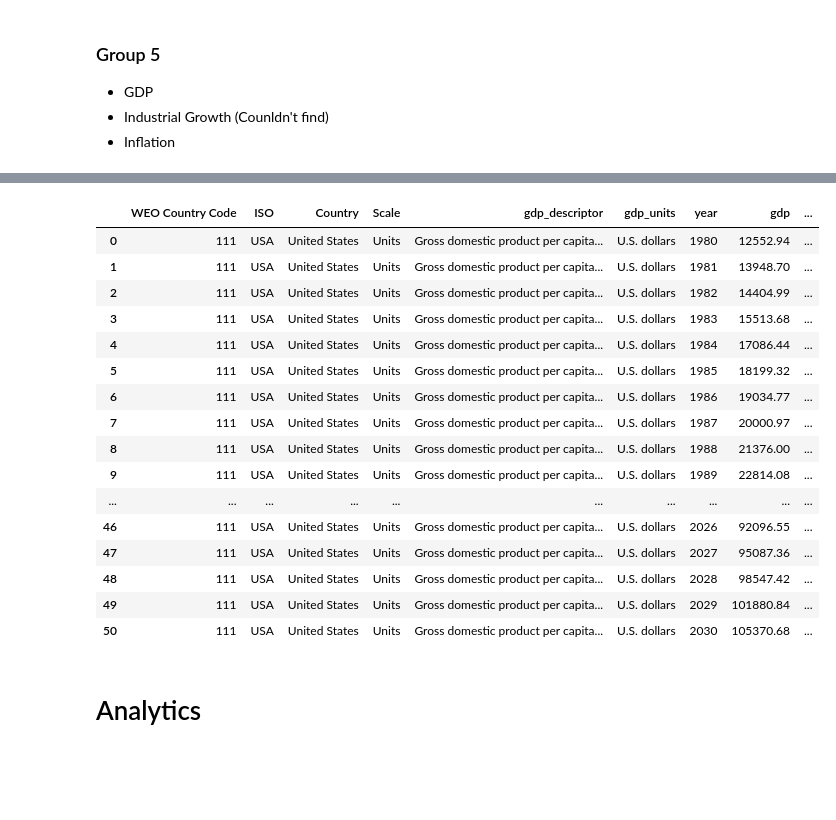
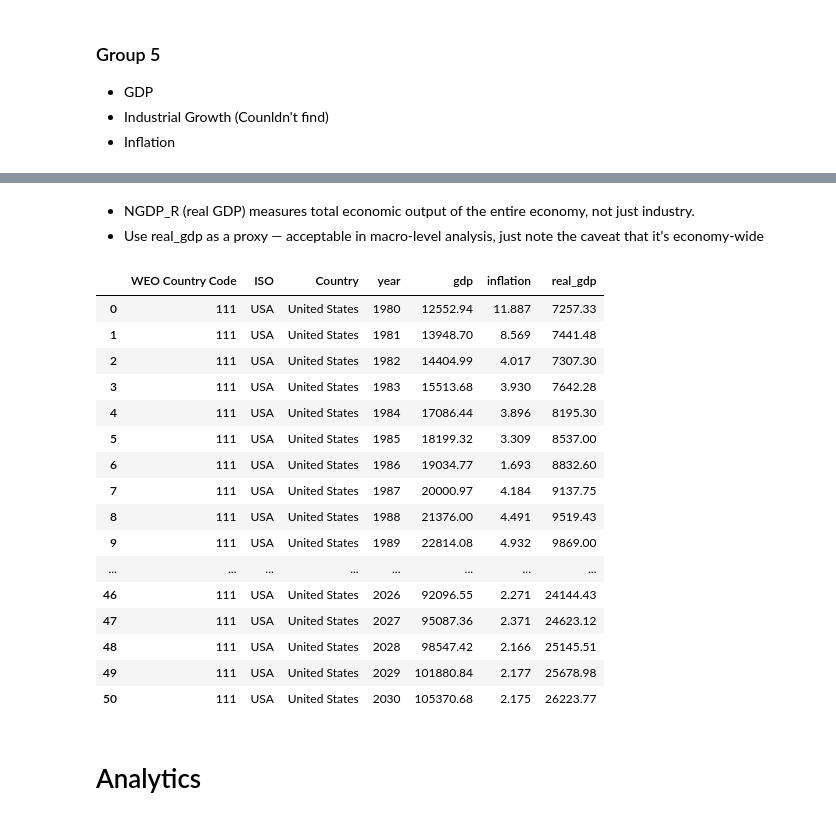
Before and after one commit to yomisamadesu/DS_ML_Project_colab-integrartion, a Jupyter notebook: DSML1/data_inspection.ipynb, the cells around one changed output, grey strips where cells are left out. Drawn from its saved outputs; the diff is of its cells as text; code cells hidden in the pictures; blank space fills up the shorter version.

```diff
--- a/DSML1/data_inspection.ipynb
+++ b/DSML1/data_inspection.ipynb
@@ -158,7 +158,7 @@ group_3
 - Inflation
 # %%
 group_5 = group_5[group_5['Country'] == 'United States']
-group_5 = group_5[(group_5['WEO Subject Code'] == 'NGDPDPC') | (group_5['WEO Subject Code'] == 'PCPIEPCH')]
+group_5 = group_5[(group_5['WEO Subject Code'] == 'NGDPDPC') | (group_5['WEO Subject Code'] == 'PCPIEPCH') | (group_5['WEO Subject Code'] == 'NGDP_R')]
 group_5
 # %% [output]
 |  | WEO Country Code | ISO | WEO Subject Code | Country | Subject Descriptor | Subject Notes | Units | ... |
@@ -168,42 +169,47 @@ group_5
+# %% [markdown]
+- NGDP_R (real GDP) measures total economic output of the entire economy, not just industry.
+- Use real_gdp as a proxy — acceptable in macro-level analysis, just note the caveat that it's economy-wide
 # %%
-year_cols = [col for col in group_5.columns if str(col).isdigit()]
+year_cols = [col for col in group_5.columns if str(col).strip().lstrip('-').replace('.','').isdigit() and len(str(col)) == 4]
 
-shared_cols = ['WEO Country Code', 'ISO', 'Country', 'Scale']
+shared_cols = ['WEO Country Code', 'ISO', 'Country']
 
-# separate gdp and inflation rows, keeping subject descriptor and units
 gdp = group_5[group_5['WEO Subject Code'] == 'NGDPDPC'].melt(
-    id_vars=shared_cols + ['Subject Descriptor', 'Units'], value_vars=year_cols, var_name='year', value_name='gdp')
-gdp = gdp.rename(columns={'Subject Descriptor': 'gdp_descriptor', 'Units': 'gdp_units'})
+    id_vars=shared_cols, value_vars=year_cols, var_name='year', value_name='gdp')
 
 inflation = group_5[group_5['WEO Subject Code'] == 'PCPIEPCH'].melt(
-    id_vars=shared_cols + ['Subject Descriptor', 'Units'], value_vars=year_cols, var_name='year', value_name='inflation')
-inflation = inflation.rename(columns={'Subject Descriptor': 'inflation_descriptor', 'Units': 'inflation_units'})
+    id_vars=shared_cols, value_vars=year_cols, var_name='year', value_name='inflation')
 
-# merge on shared columns + year
+real_gdp = group_5[group_5['WEO Subject Code'] == 'NGDP_R'].melt(
+    id_vars=shared_cols, value_vars=year_cols, var_name='year', value_name='real_gdp')
+
 group_5_clean = gdp.merge(inflation, on=shared_cols + ['year'])
+group_5_clean = group_5_clean.merge(real_gdp, on=shared_cols + ['year'])
+
 group_5_clean['year'] = group_5_clean['year'].astype(int)
 group_5_clean['gdp'] = group_5_clean['gdp'].str.replace(',', '').astype(float)
 group_5_clean['inflation'] = group_5_clean['inflation'].str.replace(',', '').astype(float)
+group_5_clean['real_gdp'] = group_5_clean['real_gdp'].str.replace(',', '').astype(float)
 
 group_5_clean
 # %% [output]
-|  | WEO Country Code | ISO | Country | Scale | gdp_descriptor | gdp_units | year | gdp | ... |
-| 0 | 111 | USA | United States | Units | Gross domestic product per capita... | U.S. dollars | 1980 | 12552.94 | ... |
-| 1 | 111 | USA | United States | Units | Gross domestic product per capita... | U.S. dollars | 1981 | 13948.70 | ... |
-| 2 | 111 | USA | United States | Units | Gross domestic product per capita... | U.S. dollars | 1982 | 14404.99 | ... |
-| 3 | 111 | USA | United States | Units | Gross domestic product per capita... | U.S. dollars | 1983 | 15513.68 | ... |
-| 4 | 111 | USA | United States | Units | Gross domestic product per capita... | U.S. dollars | 1984 | 17086.44 | ... |
-| 5 | 111 | USA | United States | Units | Gross domestic product per capita... | U.S. dollars | 1985 | 18199.32 | ... |
-| 6 | 111 | USA | United States | Units | Gross domestic product per capita... | U.S. dollars | 1986 | 19034.77 | ... |
-| 7 | 111 | USA | United States | Units | Gross domestic product per capita... | U.S. dollars | 1987 | 20000.97 | ... |
-| 8 | 111 | USA | United States | Units | Gross domestic product per capita... | U.S. dollars | 1988 | 21376.00 | ... |
-| 9 | 111 | USA | United States | Units | Gross domestic product per capita... | U.S. dollars | 1989 | 22814.08 | ... |
-| ... | ... | ... | ... | ... | ... | ... | ... | ... | ... |
-| 46 | 111 | USA | United States | Units | Gross domestic product per capita... | U.S. dollars | 2026 | 92096.55 | ... |
-| 47 | 111 | USA | United States | Units | Gross domestic product per capita... | U.S. dollars | 2027 | 95087.36 | ... |
-| 48 | 111 | USA | United States | Units | Gross domestic product per capita... | U.S. dollars | 2028 | 98547.42 | ... |
-| 49 | 111 | USA | United States | Units | Gross domestic product per capita... | U.S. dollars | 2029 | 101880.84 | ... |
-| 50 | 111 | USA | United States | Units | Gross domestic product per capita... | U.S. dollars | 2030 | 105370.68 | ... |
+|  | WEO Country Code | ISO | Country | year | gdp | inflation | real_gdp |
+| 0 | 111 | USA | United States | 1980 | 12552.94 | 11.887 | 7257.33 |
+| 1 | 111 | USA | United States | 1981 | 13948.70 | 8.569 | 7441.48 |
+| 2 | 111 | USA | United States | 1982 | 14404.99 | 4.017 | 7307.30 |
+| 3 | 111 | USA | United States | 1983 | 15513.68 | 3.930 | 7642.28 |
+| 4 | 111 | USA | United States | 1984 | 17086.44 | 3.896 | 8195.30 |
+| 5 | 111 | USA | United States | 1985 | 18199.32 | 3.309 | 8537.00 |
+| 6 | 111 | USA | United States | 1986 | 19034.77 | 1.693 | 8832.60 |
+| 7 | 111 | USA | United States | 1987 | 20000.97 | 4.184 | 9137.75 |
+| 8 | 111 | USA | United States | 1988 | 21376.00 | 4.491 | 9519.43 |
+| 9 | 111 | USA | United States | 1989 | 22814.08 | 4.932 | 9869.00 |
+| ... | ... | ... | ... | ... | ... | ... | ... |
+| 46 | 111 | USA | United States | 2026 | 92096.55 | 2.271 | 24144.43 |
+| 47 | 111 | USA | United States | 2027 | 95087.36 | 2.371 | 24623.12 |
+| 48 | 111 | USA | United States | 2028 | 98547.42 | 2.166 | 25145.51 |
+| 49 | 111 | USA | United States | 2029 | 101880.84 | 2.177 | 25678.98 |
+| 50 | 111 | USA | United States | 2030 | 105370.68 | 2.175 | 26223.77 |
 # %% [markdown]
 # Analytics
 # %% [markdown]
```
Also changed, not shown: parts of 18 cells of this notebook.
